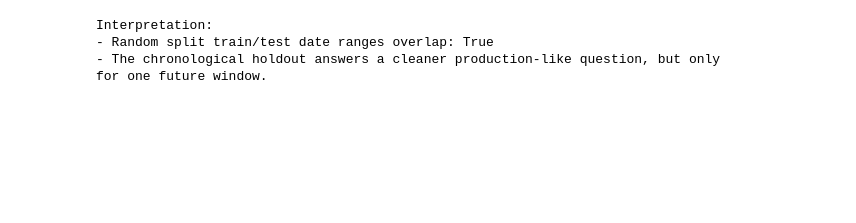
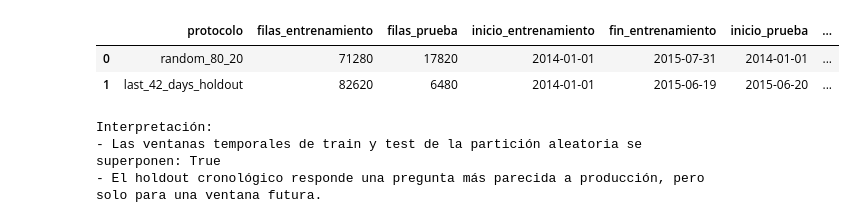
Before and after one commit to marmurar/jano, a Jupyter notebook: notebooks/rossmann_temporal_validation.ipynb, the cells around one changed output. Drawn from its saved outputs; the diff is of its cells as text; code cells hidden in the pictures; blank space fills up the shorter version.

```diff
--- a/notebooks/rossmann_temporal_validation.ipynb
+++ b/notebooks/rossmann_temporal_validation.ipynb
@@ -330,23 +342,38 @@ A chronological holdout is a better operational baseline: train on the past and
 # %%
 holdout_days = 42
 holdout_start = rossmann["Date"].max() - pd.Timedelta(days=holdout_days - 1)
 holdout_train_idx = rossmann.index[rossmann["Date"] < holdout_start].to_numpy()
 holdout_test_idx = rossmann.index[rossmann["Date"] >= holdout_start].to_numpy()
 
 baseline_comparison = pd.DataFrame([
     random_result,
     evaluate_indices("last_42_days_holdout", rossmann, holdout_train_idx, holdout_test_idx),
 ])
-display(baseline_comparison)
+display(
+    baseline_comparison.rename(
+        columns={
+            "protocol": "protocolo",
+            "train_rows": "filas_entrenamiento",
+            "test_rows": "filas_prueba",
+            "train_start": "inicio_entrenamiento",
+            "train_end": "fin_entrenamiento",
+            "test_start": "inicio_prueba",
+            "test_end": "fin_prueba",
+        }
+    )
+)
 
 random_temporal_overlap = (
     baseline_comparison.loc[0, "train_end"] >= baseline_comparison.loc[0, "test_start"]
     and baseline_comparison.loc[0, "test_end"] >= baseline_comparison.loc[0, "train_start"]
 )
-print("Interpretation:")
-print(f"- Random split train/test date ranges overlap: {random_temporal_overlap}")
-print("- The chronological holdout answers a cleaner production-like question, but only for one future window.")
+print("Interpretación:")
+print(f"- Las ventanas temporales de train y test de la partición aleatoria se superponen: {random_temporal_overlap}")
+print("- El holdout cronológico responde una pregunta más parecida a producción, pero solo para una ventana futura.")
 # %% [output]
+|  | protocolo | filas_entrenamiento | filas_prueba | inicio_entrenamiento | fin_entrenamiento | inicio_prueba | ... |
+| 0 | random_80_20 | 71280 | 17820 | 2014-01-01 | 2015-07-31 | 2014-01-01 | ... |
+| 1 | last_42_days_holdout | 82620 | 6480 | 2014-01-01 | 2015-06-19 | 2015-06-20 | ... |
-Interpretation:
-- Random split train/test date ranges overlap: True
-- The chronological holdout answers a cleaner production-like question, but only for one future window.
+Interpretación:
+- Las ventanas temporales de train y test de la partición aleatoria se superponen: True
+- El holdout cronológico responde una pregunta más parecida a producción, pero solo para una ventana futura.
```
Also changed, not shown: parts of 20 cells of this notebook, 12 other files.
